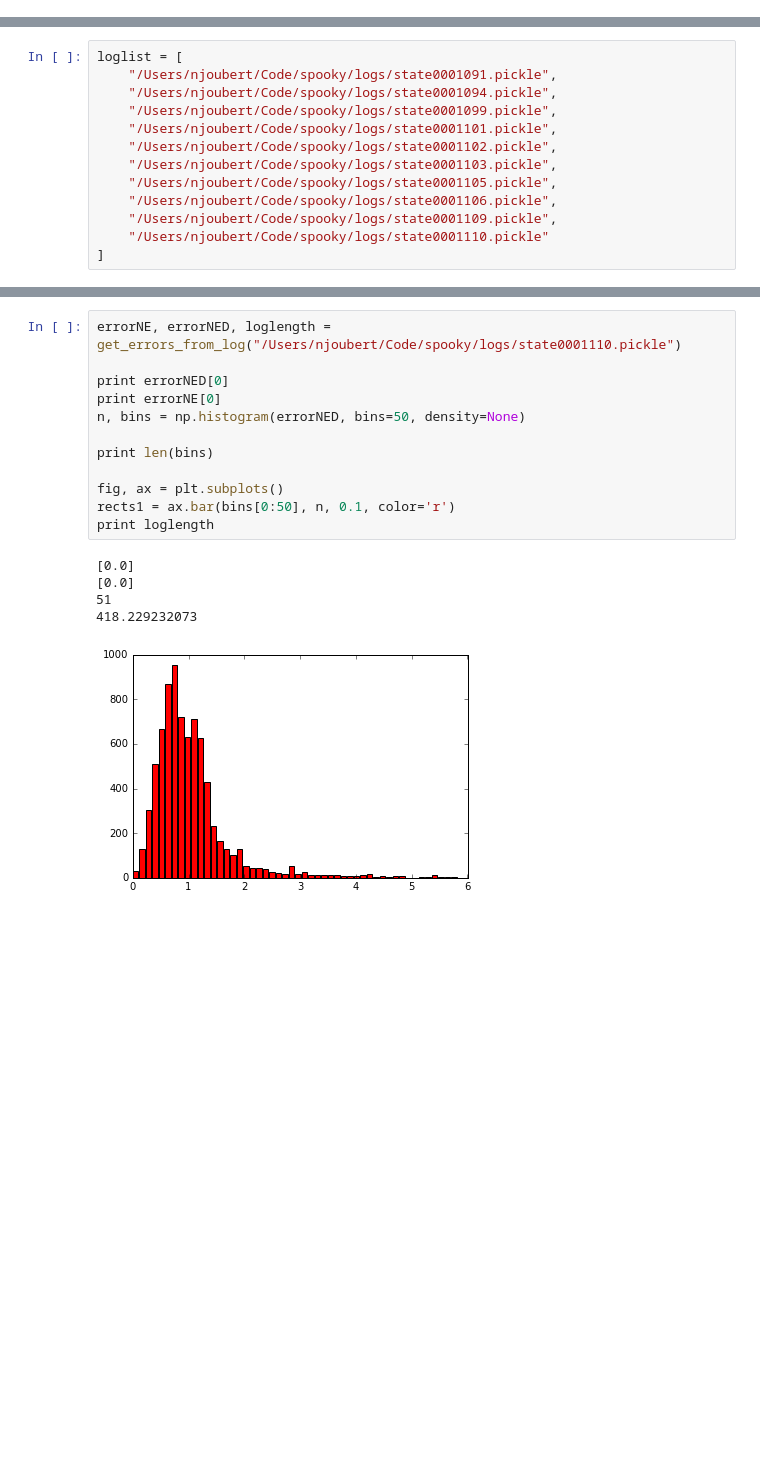
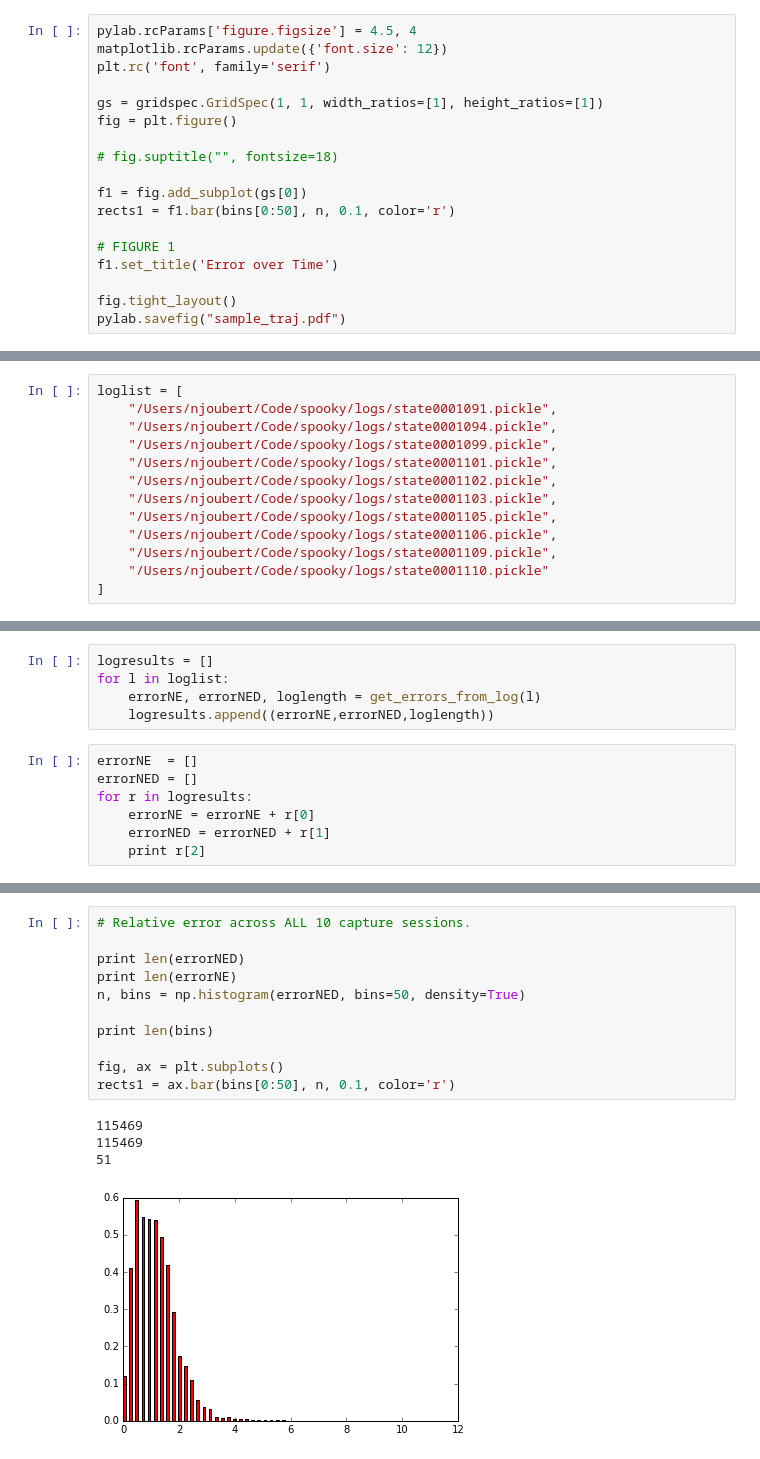
Before and after one commit to njoubert/spooky, a Jupyter notebook: experiments/ipython/31 - NJ - Generating GPS vs RTK Error Plots for SIGASIA.ipynb, the cells around one changed output, grey strips where cells are left out. Saved outputs shown, nothing was run; the diff lists cells and outputs as text; blank space fills up the shorter version.

```diff
--- a/experiments/ipython/31 - NJ - Generating GPS vs RTK Error Plots for SIGASIA.ipynb
+++ b/experiments/ipython/31 - NJ - Generating GPS vs RTK Error Plots for SIGASIA.ipynb
@@ -115,0 +132,18 @@ def get_errors_from_log(logname):
+# %%
+pylab.rcParams['figure.figsize'] = 4.5, 4
+matplotlib.rcParams.update({'font.size': 12})
+plt.rc('font', family='serif')
+
+gs = gridspec.GridSpec(1, 1, width_ratios=[1], height_ratios=[1])
+fig = plt.figure()
+
+# fig.suptitle("", fontsize=18)
+
+f1 = fig.add_subplot(gs[0])
+rects1 = f1.bar(bins[0:50], n, 0.1, color='r')
+
+# FIGURE 1
+f1.set_title('Error over Time')
+
+fig.tight_layout()
+pylab.savefig("sample_traj.pdf")
@@ -310,0 +364,12 @@ print loglength
+# %%
+logresults = []
+for l in loglist:
+    errorNE, errorNED, loglength = get_errors_from_log(l)
+    logresults.append((errorNE,errorNED,loglength))
+# %%
+errorNE  = []
+errorNED = []
+for r in logresults:
+    errorNE = errorNE + r[0]
+    errorNED = errorNED + r[1]
+    print r[2]
@@ -311,18 +387,16 @@ print loglength
 # %%
-errorNE, errorNED, loglength = get_errors_from_log("/Users/njoubert/Code/spooky/logs/state0001110.pickle")
+# Relative error across ALL 10 capture sessions.
 
-print errorNED[0]
-print errorNE[0]
-n, bins = np.histogram(errorNED, bins=50, density=None)
+print len(errorNED)
+print len(errorNE)
+n, bins = np.histogram(errorNED, bins=50, density=True)
 
 print len(bins)
 
 fig, ax = plt.subplots()
 rects1 = ax.bar(bins[0:50], n, 0.1, color='r')
-print loglength
 # %% [output]
-[0.0]
-[0.0]
+115469
+115469
 51
-418.229232073
-[figure, old version]
+[figure, new version]
```
Also changed, not shown: parts of 21 cells of this notebook, 4 other files.
